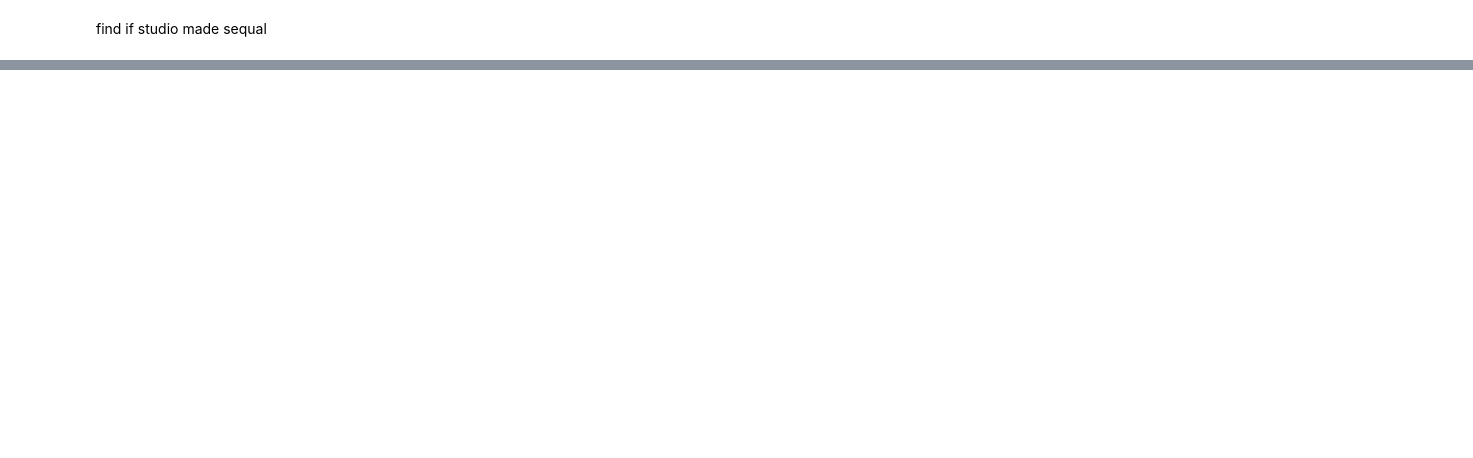
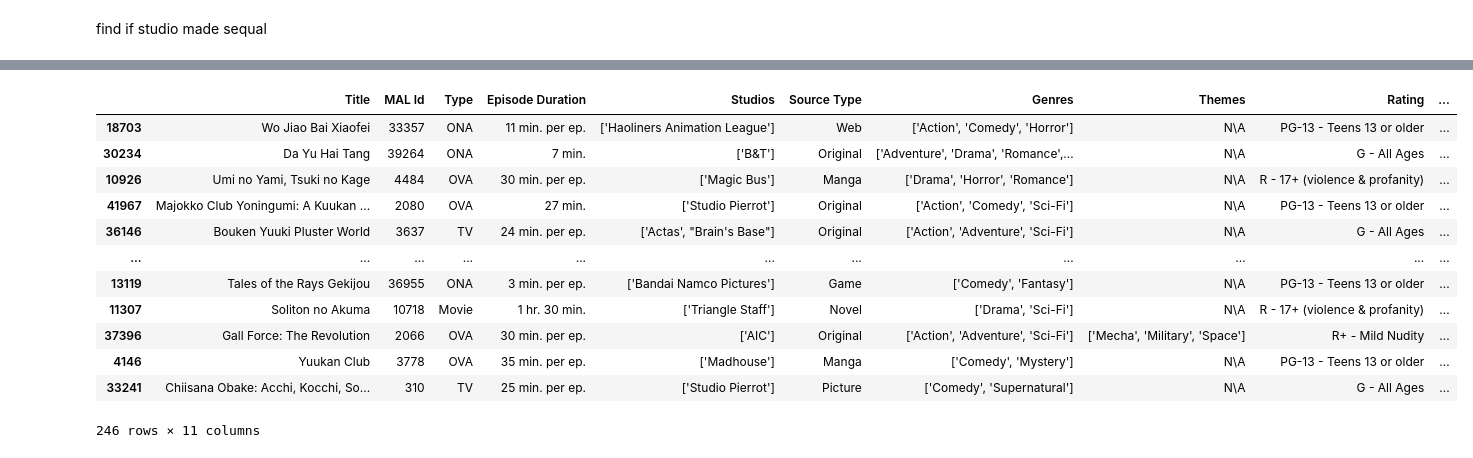
Before and after one commit to TamirIsCool/DataScIntro, a Jupyter notebook: Classification/WebScraping/prediction_groundwork_for_tommorow.ipynb, the cells around one changed output, grey strips where cells are left out. Saved outputs shown, nothing was run; the diff lists cells and outputs as text; code cells hidden in the pictures; blank space fills up the shorter version.

```diff
--- a/Classification/WebScraping/prediction_groundwork_for_tommorow.ipynb
+++ b/Classification/WebScraping/prediction_groundwork_for_tommorow.ipynb
@@ -130,0 +138,17 @@ df_popularity_count.plot(kind = 'bar')
+# %%
+df_highpop = df[df['Popularity']>10000]
+df_highpop
+# %% [output]
+|  | Title | MAL Id | Type | Episode Duration | Studios | Source Type | Genres | Themes | Rating | ... |
+| 18703 | Wo Jiao Bai Xiaofei | 33357 | ONA | 11 min. per ep. | ['Haoliners Animation League'] | Web | ['Action', 'Comedy', 'Horror'] | N\A | PG-13 - Teens 13 or older | ... |
+| 30234 | Da Yu Hai Tang | 39264 | ONA | 7 min. | ['B&T'] | Original | ['Adventure', 'Drama', 'Romance',... | N\A | G - All Ages | ... |
+| 10926 | Umi no Yami, Tsuki no Kage | 4484 | OVA | 30 min. per ep. | ['Magic Bus'] | Manga | ['Drama', 'Horror', 'Romance'] | N\A | R - 17+ (violence & profanity) | ... |
+| 41967 | Majokko Club Yoningumi: A Kuukan ... | 2080 | OVA | 27 min. | ['Studio Pierrot'] | Original | ['Action', 'Comedy', 'Sci-Fi'] | N\A | PG-13 - Teens 13 or older | ... |
+| 36146 | Bouken Yuuki Pluster World | 3637 | TV | 24 min. per ep. | ['Actas', "Brain's Base"] | Original | ['Action', 'Adventure', 'Sci-Fi'] | N\A | G - All Ages | ... |
+| ... | ... | ... | ... | ... | ... | ... | ... | ... | ... | ... |
+| 13119 | Tales of the Rays Gekijou | 36955 | ONA | 3 min. per ep. | ['Bandai Namco Pictures'] | Game | ['Comedy', 'Fantasy'] | N\A | PG-13 - Teens 13 or older | ... |
+| 11307 | Soliton no Akuma | 10718 | Movie | 1 hr. 30 min. | ['Triangle Staff'] | Novel | ['Drama', 'Sci-Fi'] | N\A | R - 17+ (violence & profanity) | ... |
+| 37396 | Gall Force: The Revolution | 2066 | OVA | 30 min. per ep. | ['AIC'] | Original | ['Action', 'Adventure', 'Sci-Fi'] | ['Mecha', 'Military', 'Space'] | R+ - Mild Nudity | ... |
+| 4146 | Yuukan Club | 3778 | OVA | 35 min. per ep. | ['Madhouse'] | Manga | ['Comedy', 'Mystery'] | N\A | PG-13 - Teens 13 or older | ... |
+| 33241 | Chiisana Obake: Acchi, Kocchi, So... | 310 | TV | 25 min. per ep. | ['Studio Pierrot'] | Picture | ['Comedy', 'Supernatural'] | N\A | G - All Ages | ... |
+246 rows × 11 columns
```
Also changed, not shown: parts of 4 cells of this notebook.
